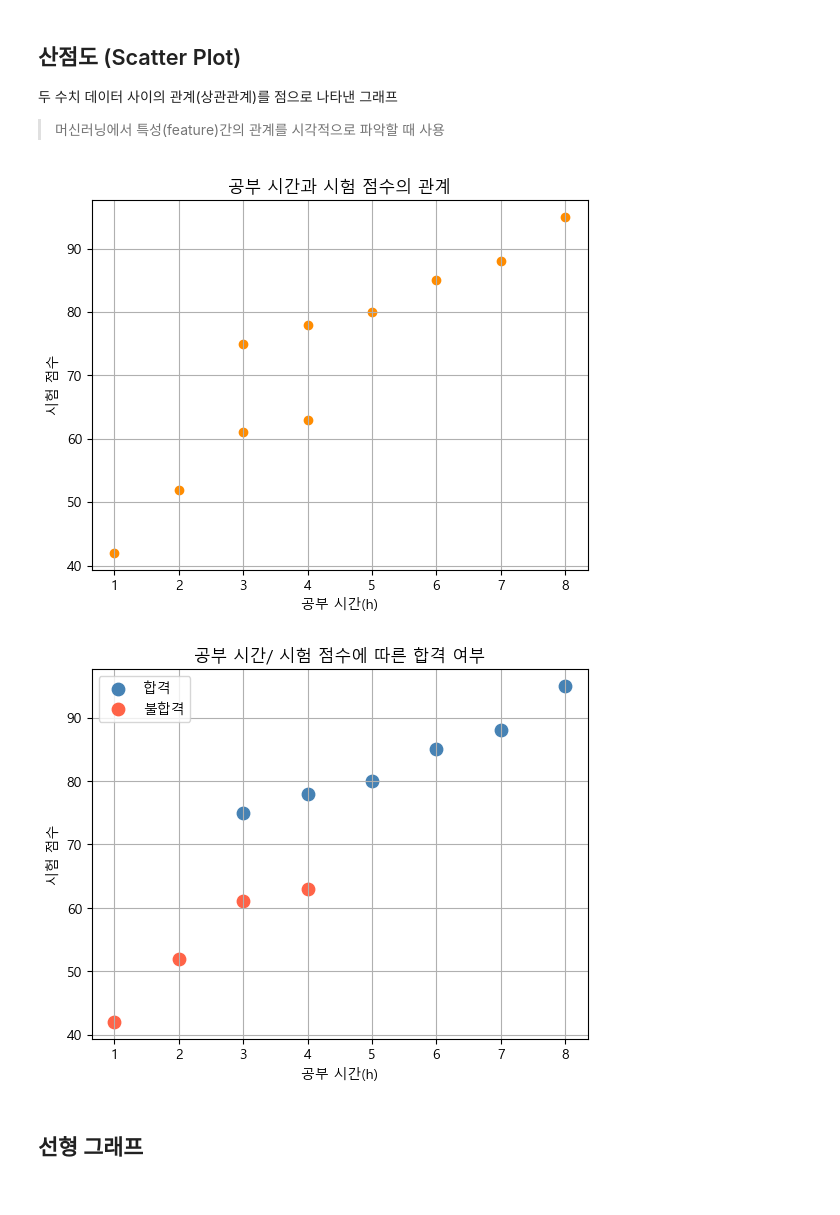
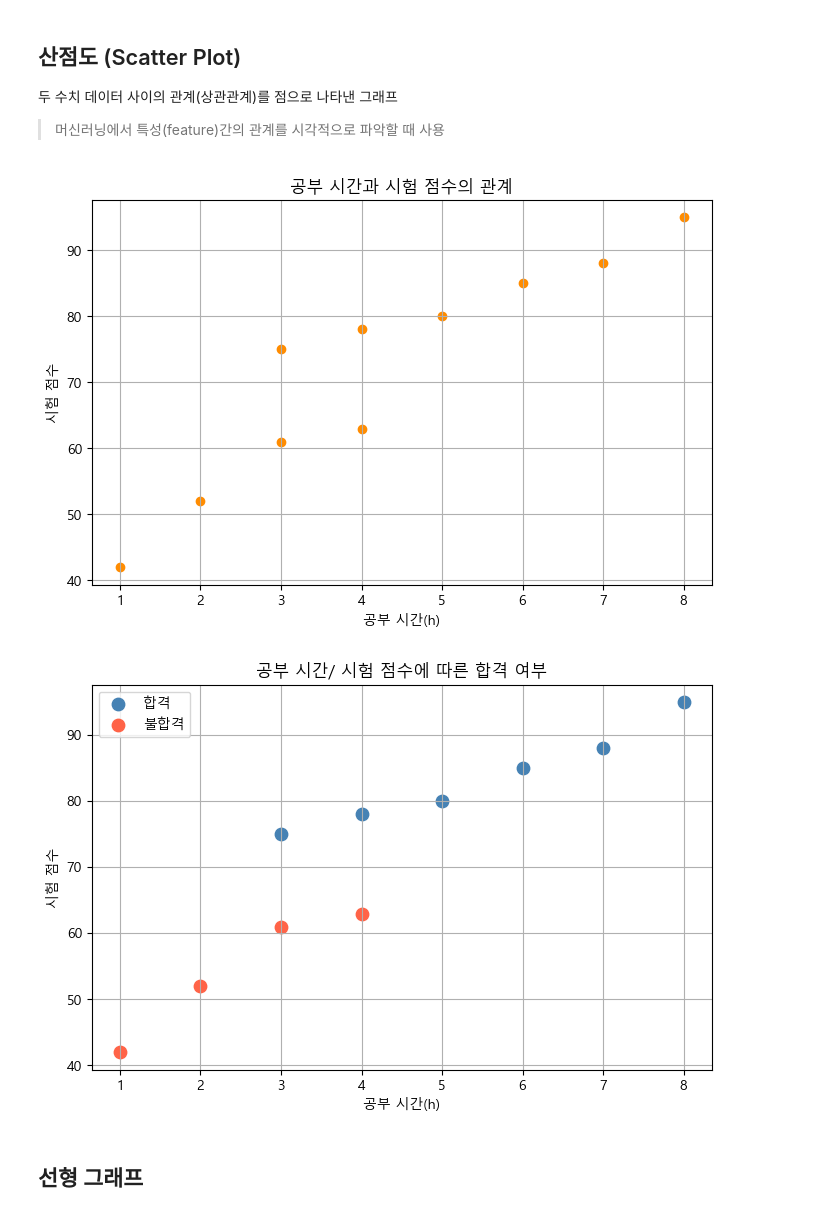
Before and after one commit to il-yeon-glitch/daelim-2-3-ai-programming, a Jupyter notebook: 7주차.ipynb, the cells around one changed output. Cells and saved outputs as stored; diff of their text form; code cells hidden in the pictures.

```diff
--- a/7주차.ipynb
+++ b/7주차.ipynb
@@ -125,17 +124,17 @@ plt.show()
 # %%
 # 공부 시간과 점수의 관계
 study=[1, 2, 3, 3, 4, 4, 5, 6, 7, 8]
 score=[42, 52, 61, 75, 63, 78, 80, 85, 88, 95]
 
-plt.Figure(figsize=(8,5))
+plt.figure(figsize=(8,5))
 plt.scatter(study, score, color="darkorange")
 plt.title("공부 시간과 시험 점수의 관계")
 plt.xlabel("공부 시간(h)")
 plt.ylabel("시험 점수")
 plt.grid(True)
 plt.show()
 # %% [output]
-[figure, old version]
+[figure, new version]
 # %%
 # 공부 시간과 점수에 대한 합격/불합격을 색으로 구분
 # 70점 이상은 합격
@@ -149,7 +148,7 @@ pass_score = [score[i] for i in range(len(pass_fail)) if pass_fail[i] == 1]
 fail_study = [study[i] for i in range(len(pass_fail)) if pass_fail[i] == 0]
 fail_score = [score[i] for i in range(len(pass_fail)) if pass_fail[i] == 0]
 
-plt.Figure(figsize=(8,5))
+plt.figure(figsize=(8,5))
 
 plt.scatter(pass_study, pass_score, color="steelblue", s=80, label="합격") # label 범례에 해당함
 plt.scatter(fail_study, fail_score, color="tomato", s=80, label="불합격")
@@ -161,7 +160,7 @@ plt.legend() # plt.scatter의 label="" 안의 값이 들어감
 plt.grid(True)
 plt.show()
 # %% [output]
-[figure, old version]
+[figure, new version]
 # %% [markdown]
 ## 선형 그래프
 # %%
```
Also changed, not shown: parts of 3 cells of this notebook.
